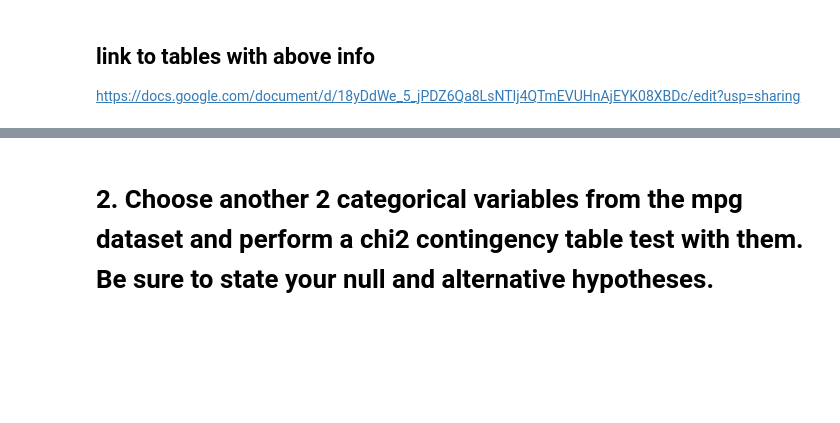
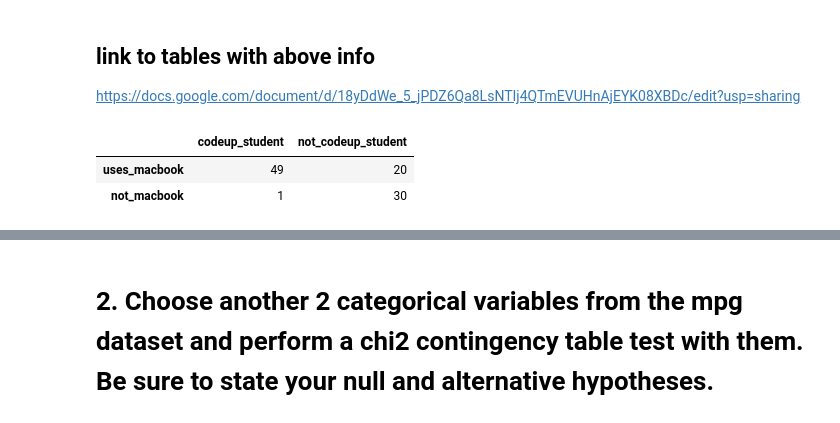
Before and after one commit to jamesallen0351/statistics-exercises, a Jupyter notebook: hypothesis_testing.ipynb, the cells around one changed output, grey strips where cells are left out. Saved outputs shown, nothing was run; the diff lists cells and outputs as text; code cells hidden in the pictures; blank space fills up the shorter version.

```diff
--- a/hypothesis_testing.ipynb
+++ b/hypothesis_testing.ipynb
@@ -883,3 +835,11 @@ p- value = ?
 # %% [markdown]
 ## link to tables with above info
 https://docs.google.com/document/d/18yDdWe_5_jPDZ6Qa8LsNTIj4QTmEVUHnAjEYK08XBDc/edit?usp=sharing
+# %%
+# solution
+contingency = pd.DataFrame({'codeup_student': [49,1], 'not_codeup_student': [20,30]}, index=['uses_macbook', 'not_macbook'])
+contingency
+# %% [output]
+|  | codeup_student | not_codeup_student |
+| uses_macbook | 49 | 20 |
+| not_macbook | 1 | 30 |
```
Also changed, not shown: parts of 18 cells of this notebook.
